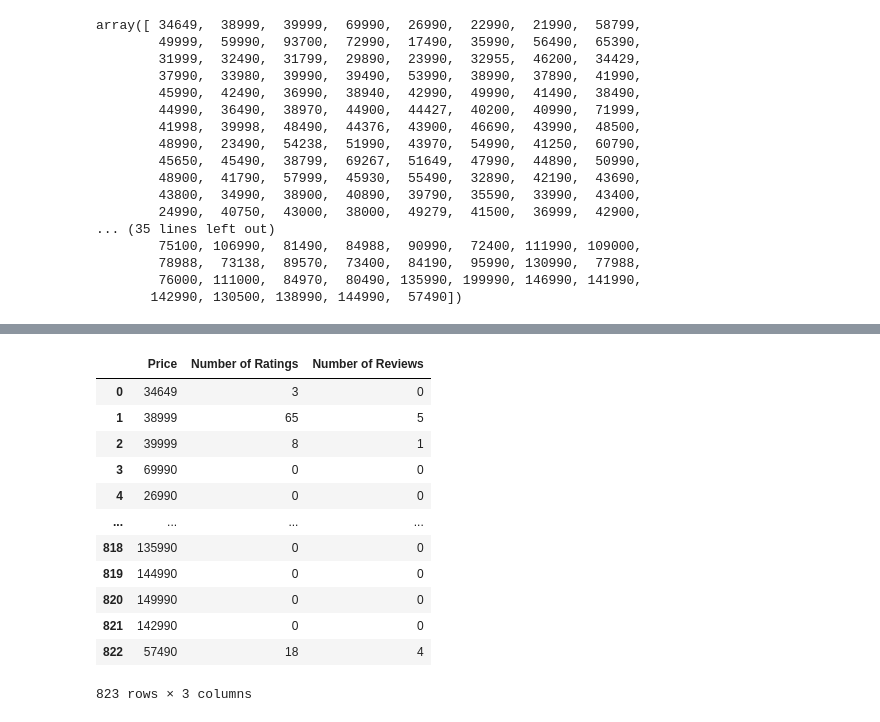
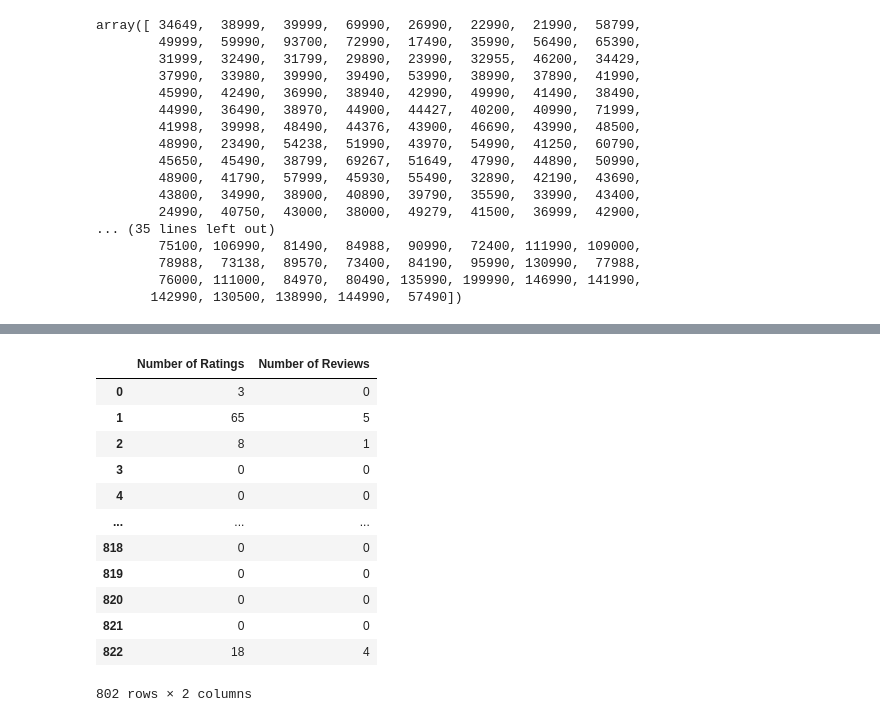
Before and after one commit to chandni8290/data-science-, a Jupyter notebook: laptop.ipynb, the cells around one changed output, grey strips where cells are left out. Cells and saved outputs as stored; diff of their text form; code cells hidden in the pictures.

```diff
--- a/laptop.ipynb
+++ b/laptop.ipynb
@@ -450,18 +450,25 @@ df
 # %%
 clean_data =pd.concat([num],axis =1)
 # %%
-clean_data
+clean_data.to_csv('lp.csv')
-# %% [output]
-|  | Price | Number of Ratings | Number of Reviews |
-| 0 | 34649 | 3 | 0 |
-| 1 | 38999 | 65 | 5 |
-| 2 | 39999 | 8 | 1 |
-| 3 | 69990 | 0 | 0 |
-| 4 | 26990 | 0 | 0 |
-| ... | ... | ... | ... |
-| 818 | 135990 | 0 | 0 |
-| 819 | 144990 | 0 | 0 |
-| 820 | 149990 | 0 | 0 |
-| 821 | 142990 | 0 | 0 |
-| 822 | 57490 | 18 | 4 |
-823 rows × 3 columns
+# %%
+clean_data.dropna(inplace=True)
+# %%
+x =clean_data.drop('Price',axis=1)
+y =clean_data[['Price']]
+# %%
+x
+# %% [output]
+|  | Number of Ratings | Number of Reviews |
+| 0 | 3 | 0 |
+| 1 | 65 | 5 |
+| 2 | 8 | 1 |
+| 3 | 0 | 0 |
+| 4 | 0 | 0 |
+| ... | ... | ... |
+| 818 | 0 | 0 |
+| 819 | 0 | 0 |
+| 820 | 0 | 0 |
+| 821 | 0 | 0 |
+| 822 | 18 | 4 |
+802 rows × 2 columns
```
Also changed, not shown: parts of 33 cells of this notebook.
